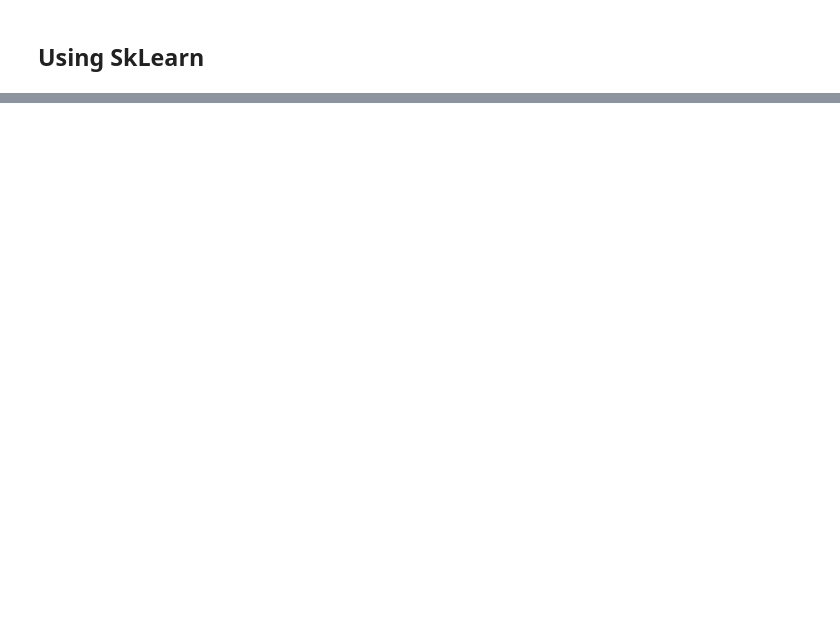
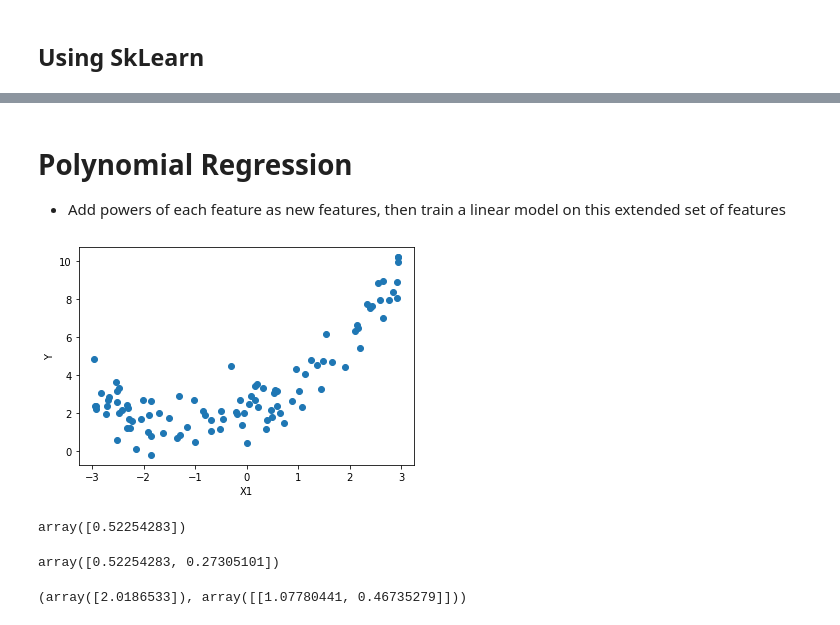
Before and after one commit to sjadlakha/HandsOnML2nd, a Jupyter notebook: 4TrainingModels/training_models.ipynb, the cells around one changed output, grey strips where cells are left out. Cells and saved outputs as stored; diff of their text form; code cells hidden in the pictures; blank space fills up the shorter version.

```diff
--- a/4TrainingModels/training_models.ipynb
+++ b/4TrainingModels/training_models.ipynb
@@ -67,0 +145,35 @@ plt.show()
+# %% [markdown]
+# Polynomial Regression
+- Add powers of each feature as new features, then train a linear model on this extended set of features
+# %%
+# Implementation
+m = 100
+X = 6* np.random.rand(m, 1) - 3
+y = 0.5* X**2 + X +2 + np.random.randn(m,1)
+# %%
+plt.scatter(X,y)
+plt.xlabel('X1')
+plt.ylabel('Y')
+plt.show()
+# %% [output]
+[figure, added]
+# %%
+# We need to transform our training data as we have only one feature and we need to add the square of that feature as another feature
+
+from sklearn.preprocessing import PolynomialFeatures
+
+poly_features = PolynomialFeatures(degree=2, include_bias=False)
+X_poly = poly_features.fit_transform(X)
+X[0]
+# %% [output]
+array([0.52254283])
+# %%
+X_poly[0]
+# %% [output]
+array([0.52254283, 0.27305101])
+# %%
+# Now fitting the linear regressor :
+lin_reg = LinearRegression().fit(X_poly, y)
+lin_reg.intercept_, lin_reg.coef_
+# %% [output]
+(array([2.0186533]), array([[1.07780441, 0.46735279]]))
```
Also changed, not shown: parts of 26 cells of this notebook.
